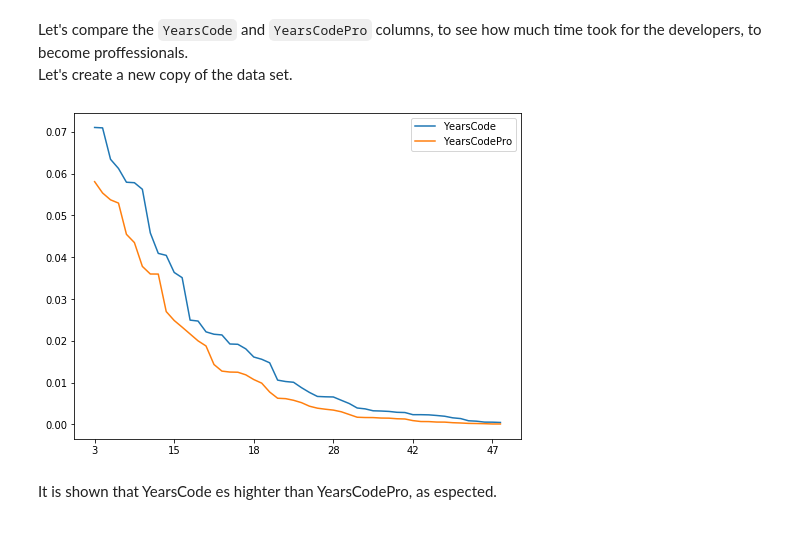
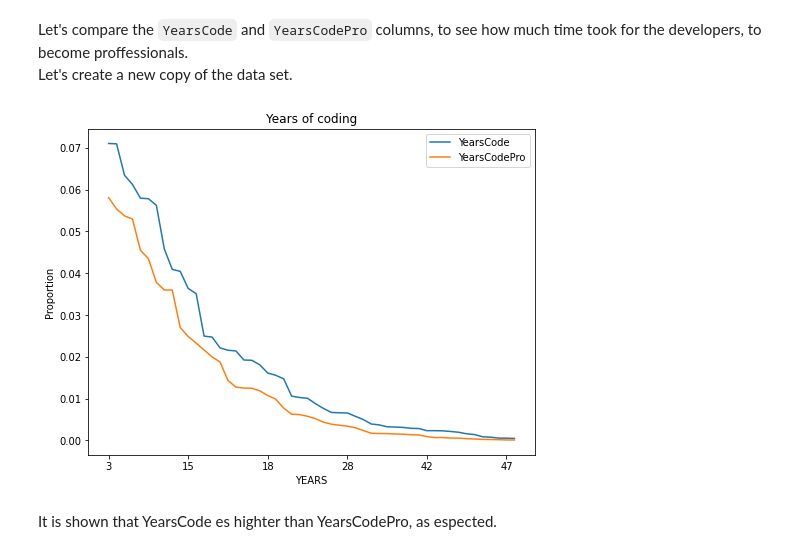
Before and after one commit to pingwie/stackoverflow, a Jupyter notebook: StackOverflow_22.ipynb, the cells around one changed output. Cells and saved outputs as stored; diff of their text form; code cells hidden in the pictures.

```diff
--- a/StackOverflow_22.ipynb
+++ b/StackOverflow_22.ipynb
@@ -311,12 +313,15 @@ Let's create a new copy of the data set.
 # %%
 programando = df.copy()
 plt.legend('Years coding')
 (programando['YearsCode'].value_counts()/programando.shape[0]).plot(figsize=(8,6));
 (programando['YearsCodePro'].value_counts()/programando.shape[0]).plot();
 plt.legend(bbox_to_anchor=(1.0, 1.0))
+plt.title('Years of coding')
+plt.xlabel('YEARS')
+plt.ylabel('Proportion')
 plt.show()
 # %% [output]
-[figure, old version]
+[figure, new version]
 # %% [markdown]
 It is shown that YearsCode es highter than YearsCodePro, as espected.
 # %% [markdown]
```
Also changed, not shown: parts of 2 cells of this notebook.
